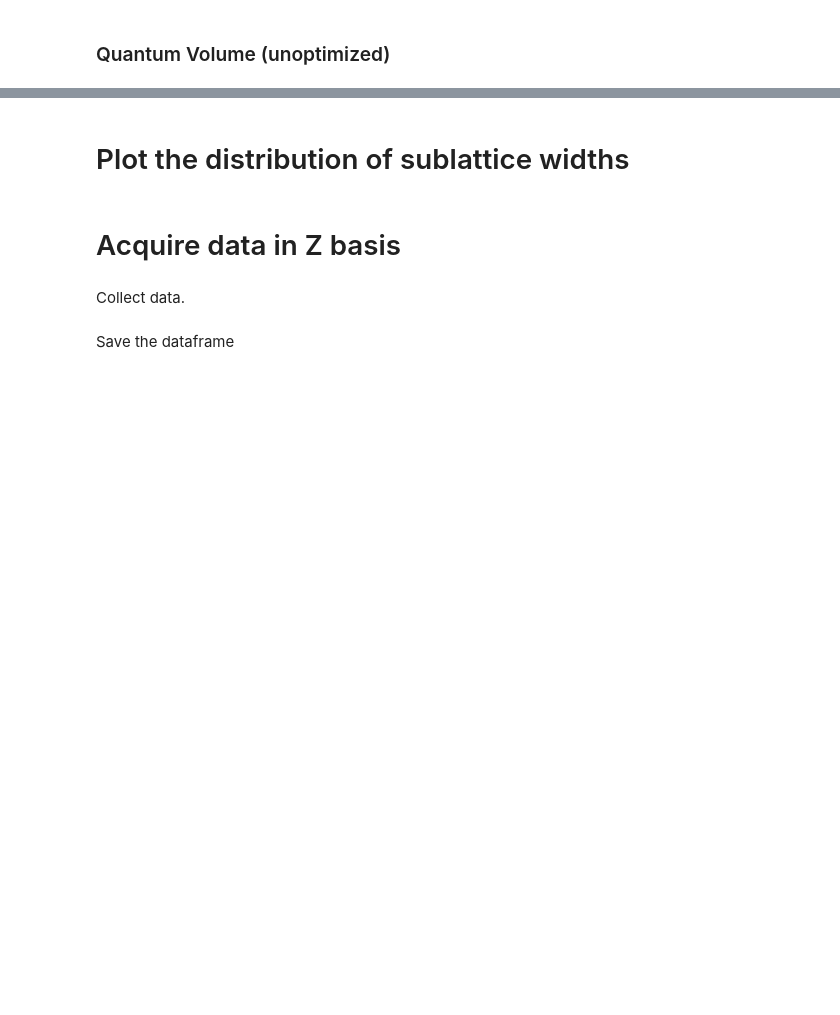
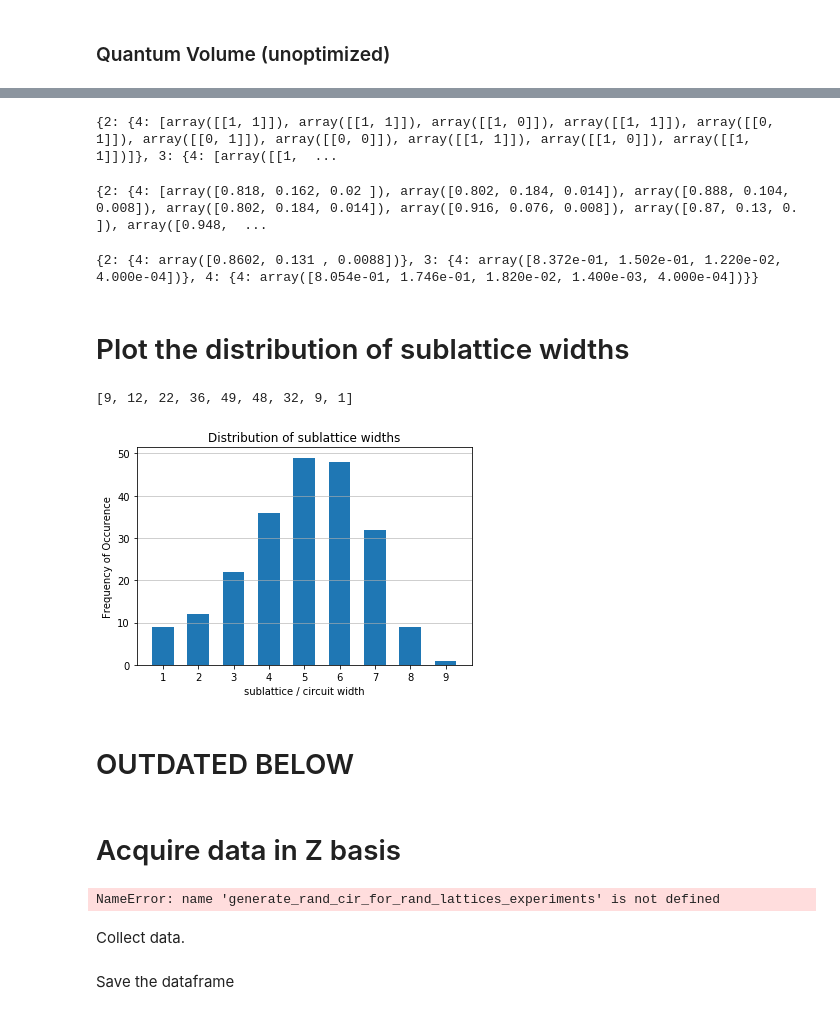
Before and after one commit to rigetti/forest-benchmarking, a Jupyter notebook: examples/volumetrics.ipynb, the cells around one changed output, grey strips where cells are left out. Saved outputs shown, nothing was run; the diff lists cells and outputs as text; code cells hidden in the pictures; blank space fills up the shorter version.

Commit message:
Add dagger and data acquisition.

```diff
--- a/examples/volumetrics.ipynb
+++ b/examples/volumetrics.ipynb
@@ -29,10 +29,10 @@ from forest.benchmarking.volumetrics import *
 # if you want to run on a "real lattice"
 from pyquil import *
 #list_quantum_computers()
-#qc_perfect = get_qc("Aspen-1-16Q-A", as_qvm=True, noisy=False)
-#qc_noisy = get_qc("Aspen-1-16Q-A") #, as_qvm=True, noisy=True)
+#perfect_qc = get_qc("Aspen-1-16Q-A", as_qvm=True, noisy=False)
+#noisy_qc = get_qc("Aspen-1-16Q-A") #, as_qvm=True, noisy=True)
 
-noisy_qc = get_qc("9q-square-qvm", as_qvm=True, noisy=False)
-perfect_qc = get_qc("9q-square-qvm", as_qvm=True, noisy=True)
+noisy_qc = get_qc("9q-square-qvm", as_qvm=True, noisy=True)
+perfect_qc = get_qc("9q-square-qvm", as_qvm=True, noisy=False)
 # %%
 nx.draw(perfect_qc.qubit_topology(),with_labels=True)
@@ -130,22 +272,43 @@ estimate_random_classical_circuit_errors(qc_perfect,daty)
+# %%
+ideal_results = acquire_volumetric_data(perfect_qc, prog_array, num_shots=1)
+print(ideal_results)
+# %% [output]
+{2: {4: [array([[1, 1]]), array([[1, 1]]), array([[1, 0]]), array([[1, 1]]), array([[0, 1]]), array([[0, 1]]), array([[0, 0]]), array([[1, 1]]), array([[1, 0]]), array([[1, 1]])]}, 3: {4: [array([[1,  ...
+# %%
+err_hamm_distrs = get_error_hamming_weight_distributions(noisy_results, ideal_results)
+print(err_hamm_distrs)
+# %% [output]
+{2: {4: [array([0.818, 0.162, 0.02 ]), array([0.802, 0.184, 0.014]), array([0.888, 0.104, 0.008]), array([0.802, 0.184, 0.014]), array([0.916, 0.076, 0.008]), array([0.87, 0.13, 0.  ]), array([0.948,  ...
+# %%
+avg_err_hamm_distrs = {w: {d: sum(distrs)/len(distrs)} for w, d_arr in err_hamm_distrs.items()
+                            for d, distrs in d_arr.items()}
+print(avg_err_hamm_distrs)
+# %% [output]
+{2: {4: array([0.8602, 0.131 , 0.0088])}, 3: {4: array([8.372e-01, 1.502e-01, 1.220e-02, 4.000e-04])}, 4: {4: array([8.054e-01, 1.746e-01, 1.820e-02, 1.400e-03, 4.000e-04])}}
 # %% [markdown]
 # Plot the distribution of sublattice widths
 # %%
-G = qc_perfect.qubit_topology()
-len(qc_perfect.qubit_topology())
+G = perfect_qc.qubit_topology()
+len(perfect_qc.qubit_topology())
 # distribution of graph lengths
 disty = []
 for gdx in range(1,len(G.nodes)+1):
     listg = generate_connected_subgraphs(G,gdx)
     disty.append(len(listg))
 
 cir_wid = list(range(1,len(G.nodes)+1))
 plt.bar(cir_wid, disty, width=0.61, align='center')
 plt.xticks(cir_wid)
 plt.xlabel('sublattice / circuit width')
 plt.ylabel('Frequency of Occurence')
 plt.grid(axis='y', alpha=0.75)
 plt.title('Distribution of sublattice widths')
 disty
+# %% [output]
+[9, 12, 22, 36, 49, 48, 32, 9, 1]
+[figure, added]
+# %% [markdown]
+# OUTDATED BELOW
 # %% [markdown]
 # Acquire data in Z basis
 # %%
@@ -166,7 +329,7 @@ circuit_width = 4 #max = len(G.nodes)
 x_basis = False
 active_reset = False
 # %%
-exp =generate_rand_cir_for_rand_lattices_experiments(qc_noisy,
+exp =generate_rand_cir_for_rand_lattices_experiments(noisy_qc,
                                                      circuit_depth,
                                                      circuit_width,
                                                      num_rand_subgraphs,
@@ -174,6 +337,8 @@ exp =generate_rand_cir_for_rand_lattices_experiments(qc_noisy,
                                                      in_x_basis=x_basis,
                                                      use_active_reset=active_reset)
 exp
+# %% [output]
+NameError: name 'generate_rand_cir_for_rand_lattices_experiments' is not defined
 # %% [markdown]
 Collect data.
 # %%
```
Also changed, not shown: parts of 22 cells of this notebook, 1 other file.
